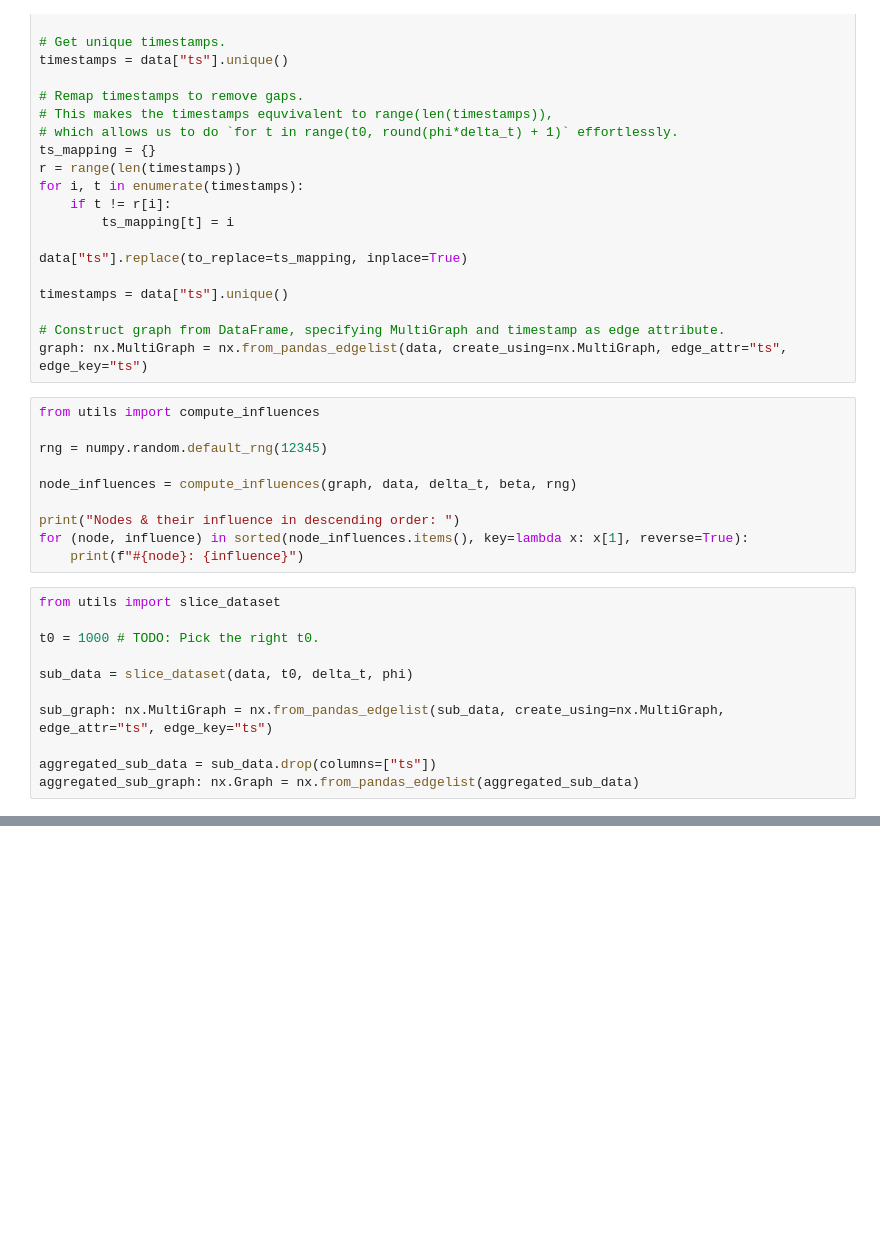
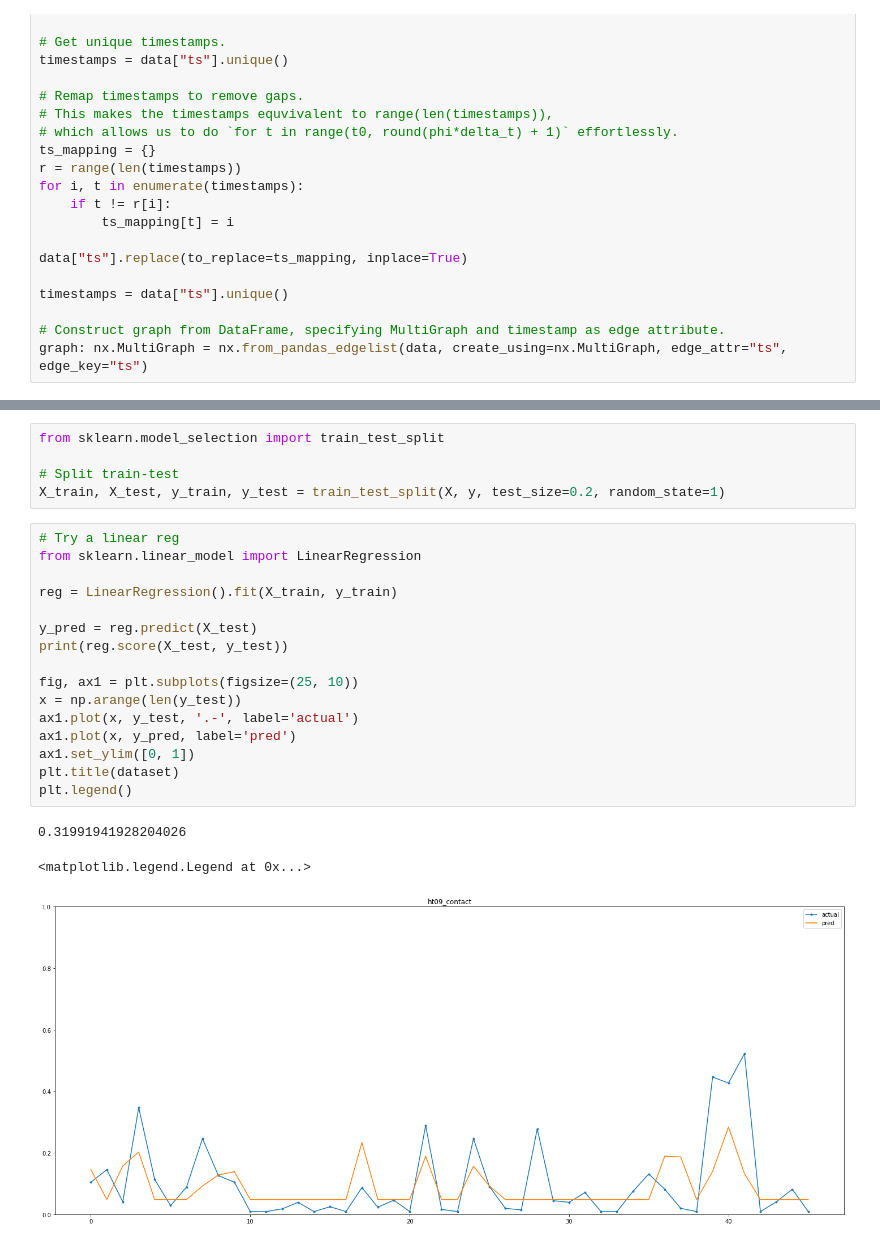
Before and after one commit to rkochar/temporal-network-influence-estimation, a Jupyter notebook: notebooks/proj.ipynb, the cells around one changed output, grey strips where cells are left out. Cells and saved outputs as stored; diff of their text form; blank space fills up the shorter version.

Commit message:
add 2 basic models

```diff
--- a/notebooks/proj.ipynb
+++ b/notebooks/proj.ipynb
@@ -41,24 +43,3 @@ timestamps = data["ts"].unique()
 
 # Construct graph from DataFrame, specifying MultiGraph and timestamp as edge attribute.
 graph: nx.MultiGraph = nx.from_pandas_edgelist(data, create_using=nx.MultiGraph, edge_attr="ts", edge_key="ts")
-# %%
-from utils import compute_influences
-
-rng = numpy.random.default_rng(12345)
-
-node_influences = compute_influences(graph, data, delta_t, beta, rng)
-
-print("Nodes & their influence in descending order: ")
-for (node, influence) in sorted(node_influences.items(), key=lambda x: x[1], reverse=True):
-    print(f"#{node}: {influence}")
-# %%
-from utils import slice_dataset
-
-t0 = 1000 # TODO: Pick the right t0.
-
-sub_data = slice_dataset(data, t0, delta_t, phi)
-
-sub_graph: nx.MultiGraph = nx.from_pandas_edgelist(sub_data, create_using=nx.MultiGraph, edge_attr="ts", edge_key="ts")
-
-aggregated_sub_data = sub_data.drop(columns=["ts"])
-aggregated_sub_graph: nx.Graph = nx.from_pandas_edgelist(aggregated_sub_data)
@@ -237,0 +118,25 @@ np.poly(fit)
+# %%
+from sklearn.model_selection import train_test_split
+
+# Split train-test
+X_train, X_test, y_train, y_test = train_test_split(X, y, test_size=0.2, random_state=1)
+# %%
+# Try a linear reg
+from sklearn.linear_model import LinearRegression
+
+reg = LinearRegression().fit(X_train, y_train)
+
+y_pred = reg.predict(X_test)
+print(reg.score(X_test, y_test))
+
+fig, ax1 = plt.subplots(figsize=(25, 10))
+x = np.arange(len(y_test))
+ax1.plot(x, y_test, '.-', label='actual')
+ax1.plot(x, y_pred, label='pred')
+ax1.set_ylim([0, 1])
+plt.title(dataset)
+plt.legend()
+# %% [output]
+0.31991941928204026
+<matplotlib.legend.Legend at 0x...>
+[figure, added]
```
Also changed, not shown: parts of 14 cells of this notebook, 9 other files.
